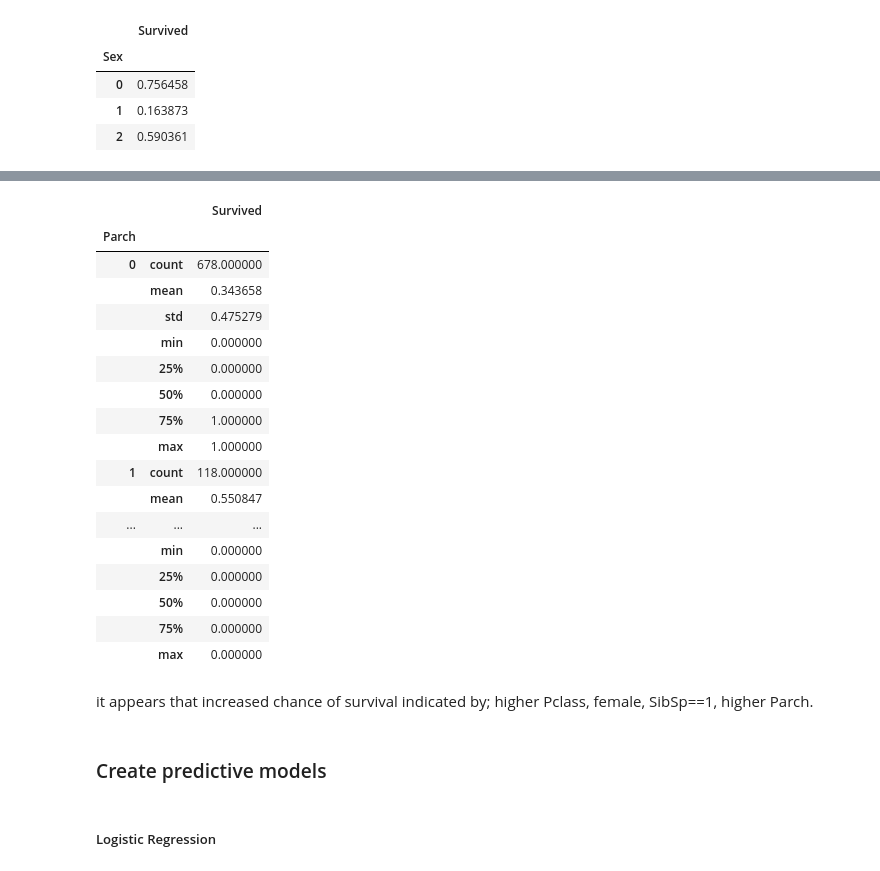
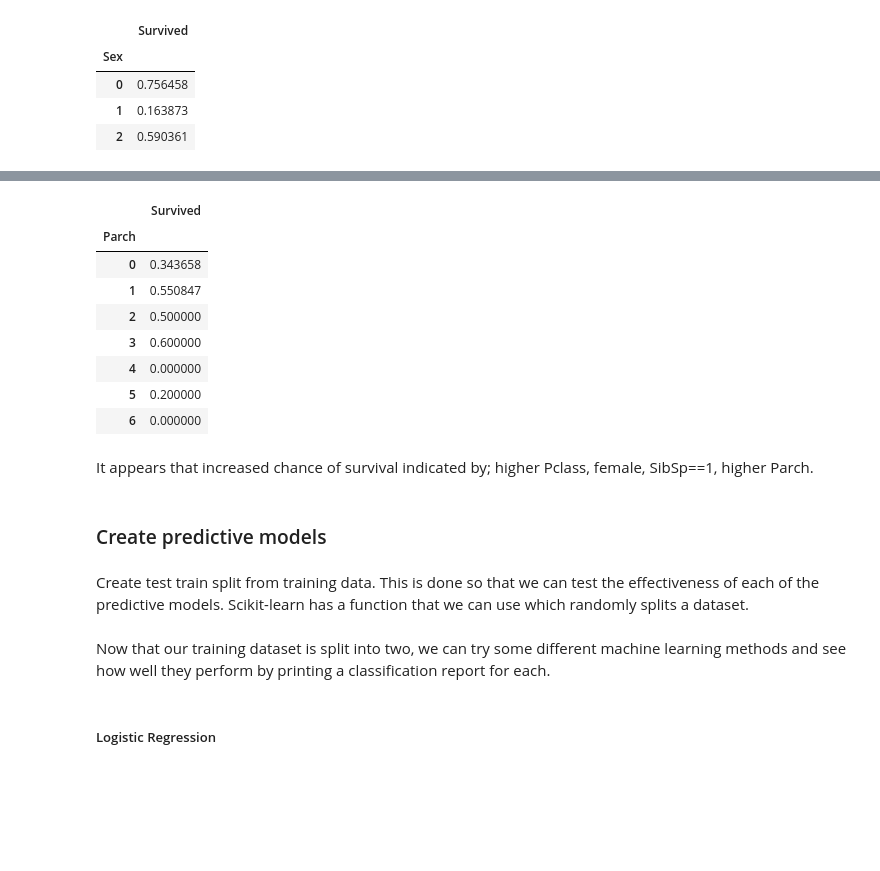
Before and after one commit to bensharkey3/kaggle-titanic-challenge, a Jupyter notebook: Titanic.ipynb, the cells around one changed output, grey strips where cells are left out. Cells and saved outputs as stored; diff of their text form; code cells hidden in the pictures; blank space fills up the shorter version.

```diff
--- a/Titanic.ipynb
+++ b/Titanic.ipynb
@@ -409,27 +378,20 @@ train[['Survived','SibSp']].groupby('SibSp').describe()
 # %%
 # Parch
-train[['Survived','Parch']].groupby('Parch').describe()
+train[['Survived','Parch']].groupby('Parch').mean()
 # %% [output]
-|  |  | Survived |
-| Parch |  |  |
-| 0 | count | 678.000000 |
-|  | mean | 0.343658 |
-|  | std | 0.475279 |
-|  | min | 0.000000 |
-|  | 25% | 0.000000 |
-|  | 50% | 0.000000 |
-|  | 75% | 1.000000 |
-|  | max | 1.000000 |
-| 1 | count | 118.000000 |
-|  | mean | 0.550847 |
-| ... | ... | ... |
-|  | min | 0.000000 |
-|  | 25% | 0.000000 |
-|  | 50% | 0.000000 |
-|  | 75% | 0.000000 |
-|  | max | 0.000000 |
+|  | Survived |
+| Parch |  |
+| 0 | 0.343658 |
+| 1 | 0.550847 |
+| 2 | 0.500000 |
+| 3 | 0.600000 |
+| 4 | 0.000000 |
+| 5 | 0.200000 |
+| 6 | 0.000000 |
 # %% [markdown]
-it appears that increased chance of survival indicated by; higher Pclass, female, SibSp==1, higher Parch.
+It appears that increased chance of survival indicated by; higher Pclass, female, SibSp==1, higher Parch.
 # %% [markdown]
 ### Create predictive models
+# %% [markdown]
+Create test train split from training data. This is done so that we can test the effectiveness of each of the predictive models. Scikit-learn has a function that we can use which randomly splits a dataset.
 # %%
@@ -441,3 +402,5 @@ X_train, X_test, y_train, y_test = train_test_split(train.drop('Survived',axis=1
+# %% [markdown]
+Now that our training dataset is split into two, we can try some different machine learning methods and see how well they perform by printing a classification report for each.
 # %% [markdown]
 ##### Logistic Regression
 # %%
```
Also changed, not shown: parts of 79 cells of this notebook.
